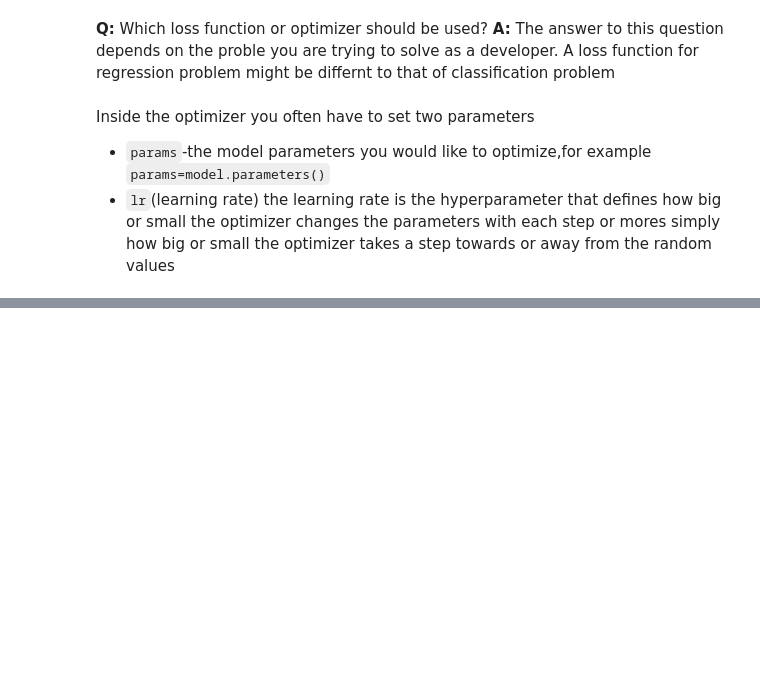
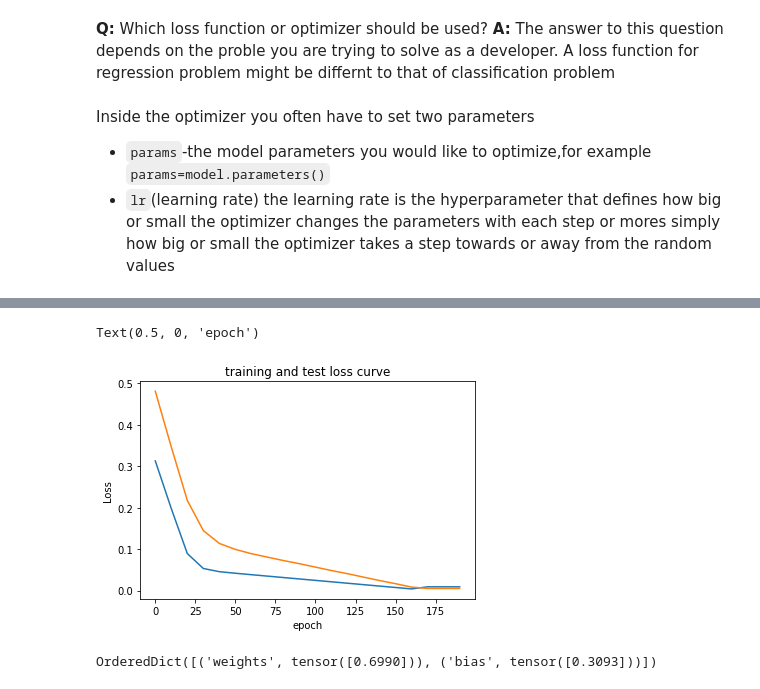
Before and after one commit to saqib-rgb/ML-With-Pytorch, a Jupyter notebook: PyTorch_Workflow.ipynb, the cells around one changed output, grey strips where cells are left out. Drawn from its saved outputs; the diff is of its cells as text; code cells hidden in the pictures; blank space fills up the shorter version.

```diff
--- a/PyTorch_Workflow.ipynb
+++ b/PyTorch_Workflow.ipynb
@@ -223,7 +223,7 @@ A loss function for regression problem might be differnt to that of classificati
 loss_fn=nn.L1Loss()
 
 # Setup the optimizer(stochastic gradient descent)
-optimizer=torch.optim.SGD(params=model_0.parameter(),
+optimizer=torch.optim.SGD(params=model_0.parameters(),
                           lr=0.01)#lr= learning rate= pssibly thr most important hyperpaarmeter you can set
 # %% [markdown]
 Inside the optimizer you often have to set two parameters
@@ -240,0 +306,15 @@ Inside the optimizer you often have to set two parameters
+# %%
+#plot the loss curve
+import numpy as np
+plt.plot(epoch_count,np.array(torch.tensor(loss_values).numpy()),label='Train Loss')
+plt.plot(epoch_count,np.array(torch.tensor(test_loss_values).numpy()),label='Test Loss')
+plt.title('training and test loss curve')
+plt.ylabel('Loss')
+plt.xlabel('epoch')
+# %% [output]
+Text(0.5, 0, 'epoch')
+[figure, added]
+# %%
+model_0.state_dict()
+# %% [output]
+OrderedDict([('weights', tensor([0.6990])), ('bias', tensor([0.3093]))])
```
Also changed, not shown: parts of 42 cells of this notebook.
